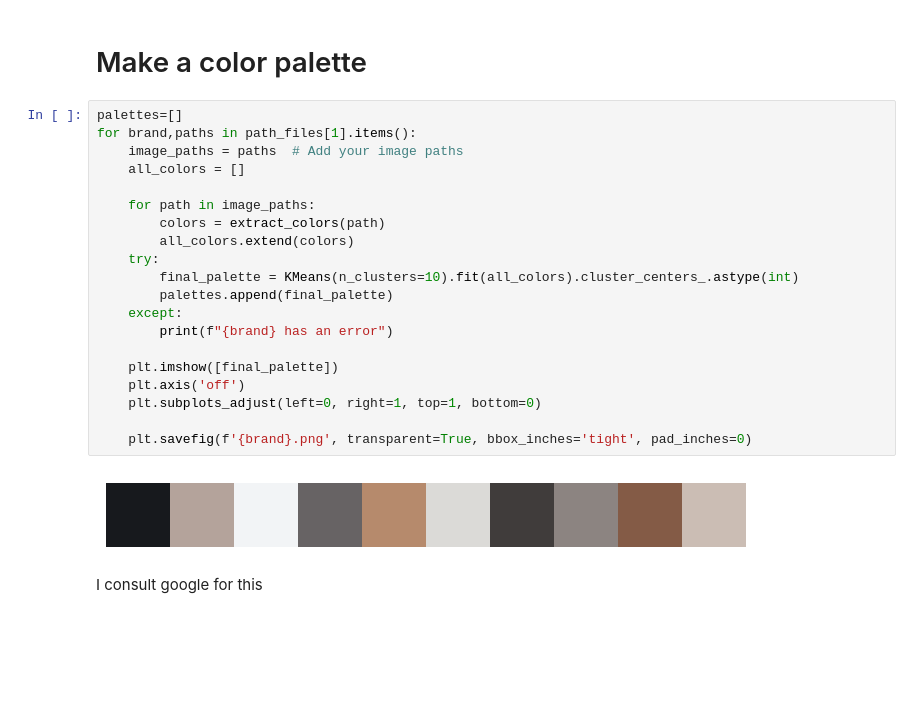
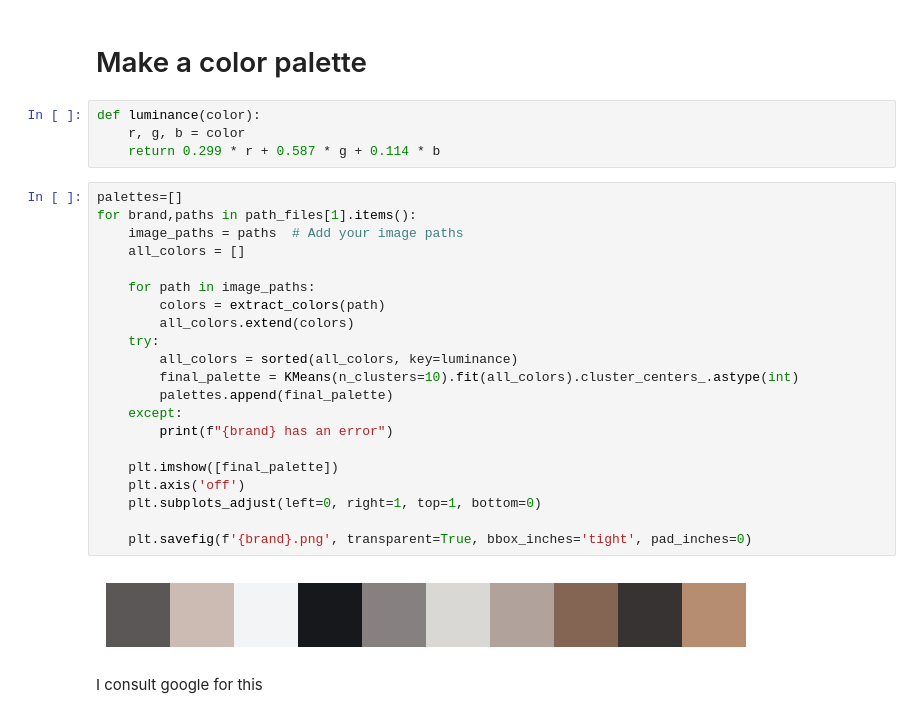
Before and after one commit to yiren54610/Foundation_final, a Jupyter notebook: Model__building.ipynb, the cells around one changed output. Saved outputs shown, nothing was run; the diff lists cells and outputs as text; blank space fills up the shorter version.

```diff
--- a/Model__building.ipynb
+++ b/Model__building.ipynb
@@ -315,28 +315,33 @@ def extract_colors(image_path, num_colors=5):
     return colors
 # %% [markdown]
 # Make a color palette
+# %%
+def luminance(color):
+    r, g, b = color
+    return 0.299 * r + 0.587 * g + 0.114 * b
 # %%
 palettes=[]
 for brand,paths in path_files[1].items():
     image_paths = paths  # Add your image paths
     all_colors = []
 
     for path in image_paths:
         colors = extract_colors(path)
         all_colors.extend(colors)
     try:
+        all_colors = sorted(all_colors, key=luminance)
         final_palette = KMeans(n_clusters=10).fit(all_colors).cluster_centers_.astype(int)
         palettes.append(final_palette)
     except:
         print(f"{brand} has an error")
 
     plt.imshow([final_palette])
     plt.axis('off')
     plt.subplots_adjust(left=0, right=1, top=1, bottom=0)
 
     plt.savefig(f'{brand}.png', transparent=True, bbox_inches='tight', pad_inches=0)
 # %% [output]
-[figure, old version]
+[figure, new version]
 # %% [markdown]
 I consult google for this
 # %%
```
Also changed, not shown: parts of 3 cells of this notebook, 7 other files.
